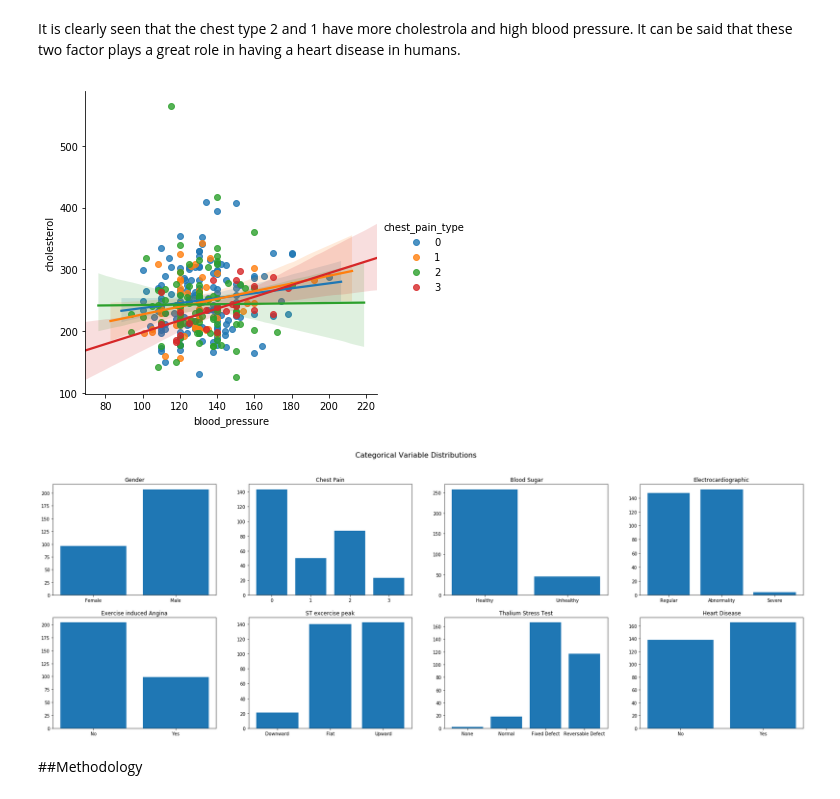
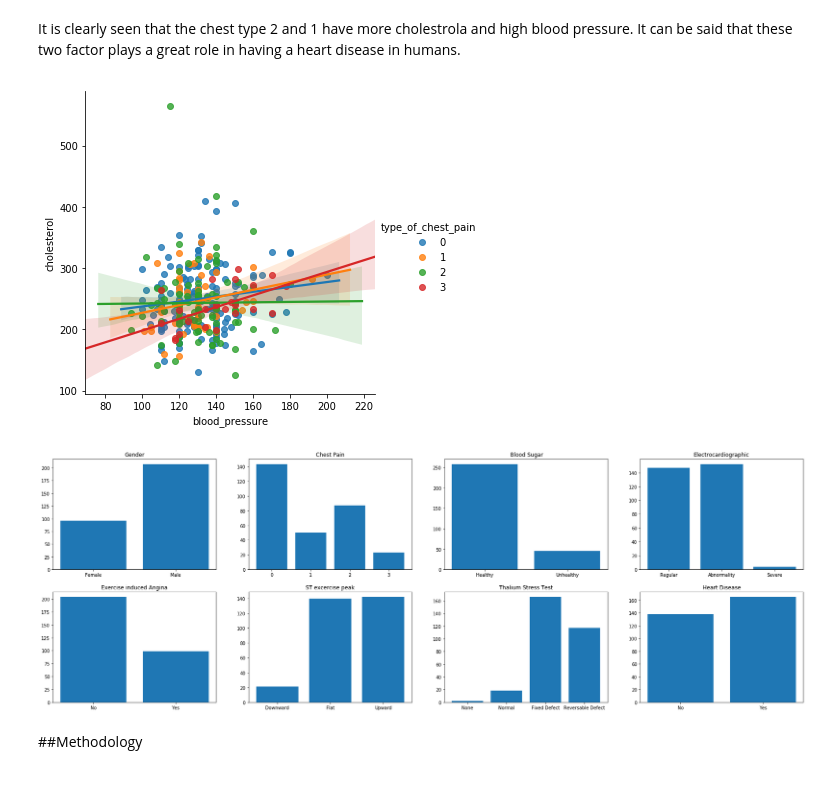
Before and after one commit to Faisal-Nabi/A2_13176096, a Jupyter notebook: Assignment_2_13176096.ipynb, the cells around one changed output. Saved outputs shown, nothing was run; the diff lists cells and outputs as text; code cells hidden in the pictures.

```diff
--- a/Assignment_2_13176096.ipynb
+++ b/Assignment_2_13176096.ipynb
@@ -38,5 +46,5 @@ import io
 import requests
 url="https://raw.githubusercontent.com/Faisal-Nabi/A2_13176096/master/heart.csv"
 s=requests.get(url).content
-df=pd.read_csv(io.StringIO(s.decode('utf-8')))
+read=pan.read_csv(io.StringIO(s.decode('utf-8')))
 # %%
@@ -56 +61,4 @@ df.columns = ['age', 'gender', 'chest_pain_type', 'blood_pressure', 'cholesterol
+# %%
+read.columns = ['age', 'gender', 'type_of_chest_pain', 'blood_pressure', 'cholesterol', 'level_of_sugar_in_blood', 'electrocardiogram', 'maximum_rate_of_heart_achieved',
+       'exercise_induced_heart_attack', 'standerd_depression', 'standerd_slope', 'num_of_cardiac_vessels', 'thalassemia', 'target']
 # %%
@@ -125,8 +133,8 @@ dtype: int64
 No null value is found in the data set which means there is no null value.
 # %%
 
-fig,ax = plt.subplots(figsize=(16, 10))
+fig,ax = plot.subplots(figsize=(20, 10))
 fig.suptitle("Correlation Matrix", fontsize=20)
-sns.heatmap(df.corr(), ax=ax, annot=True, linewidths=0.05, fmt= '.2f',cmap="magma")
-plt.show()
+sns.heatmap(read.corr(), ax=ax, annot=True, linewidths=0.05, fmt= '.2f',cmap="magma")
+plot.show()
 # %% [output]
@@ -230,58 +238,58 @@ The Chest pain type 1 and 2 is more in the patient.Lets look further look into t
 # %% [markdown]
 It is clearly seen that the chest type 2 and 1 have more cholestrola and high blood pressure. It can be said that these two factor plays a great role in having a heart disease in humans.
 # %%
-sns.lmplot(x="blood_pressure", y="cholesterol",data=df,hue="chest_pain_type")
-plt.show()
+sns.lmplot(x="blood_pressure", y="cholesterol",data=df,hue="type_of_chest_pain")
+plot.show()
 # %% [output]
-[figure, old version]
+[figure, new version]
 # %%
-fig, axes = plt.subplots(nrows=2, ncols=4, figsize=(30, 10))
+diagram, ax = plot.subplots(nrows=2, ncols=4, figsize=(30, 10))
 fig.suptitle("Categorical Variable Distributions", fontsize=16)
 
 x = ['Female','Male']
-y = df.gender.value_counts(sort = False).values
-axes[0][0].bar(x,y)
-axes[0][0].set_title('Gender')
+y = read.gender.value_counts(sort = False).values
+ax[0][0].bar(x,y)
+ax[0][0].set_title('Gender')
 
 x = ['0','1','2','3']
-y = df.chest_pain_type.value_counts(sort = False).values
-axes[0][1].bar(x,y)
-axes[0][1].set_title('Chest Pain')
+y = read.type_of_chest_pain.value_counts(sort = False).values
+ax[0][1].bar(x,y)
+ax[0][1].set_title('Chest Pain')
 
 x = ['Healthy','Unhealthy']
-y = df.blood_sugar.value_counts(sort = False).values
-axes[0][2].bar(x,y)
-axes[0][2].set_title(' Blood Sugar')
+y = read.level_of_sugar_in_blood.value_counts(sort = False).values
+ax[0][2].bar(x,y)
+ax[0][2].set_title(' Blood Sugar')
 
 x = ['Regular','Abnormality','Severe']
-y = df.ECG.value_counts(sort = False).values
-axes[0][3].bar(x,y)
-axes[0][3].set_title('Electrocardiographic')
+y = read.electrocardiogram.value_counts(sort = False).values
+ax[0][3].bar(x,y)
+ax[0][3].set_title('Electrocardiographic')
 
 
 x = ['No','Yes']
-y = df.exercise_induced_angina.value_counts(sort = False).values
-axes[1][0].bar(x,y)
-axes[1][0].set_title('Exercise induced Angina')
+y = read.exercise_induced_heart_attack.value_counts(sort = False).values
+ax[1][0].bar(x,y)
+ax[1][0].set_title('Exercise induced Angina')
 
 x = ['Downward','Flat','Upward']
-y = df.st_slope.value_counts(sort = False).values
-axes[1][1].bar(x,y)
-axes[1][1].set_title('ST excercise peak')
+y = read.standerd_slope.value_counts(sort = False).values
+ax[1][1].bar(x,y)
+ax[1][1].set_title('ST excercise peak')
 
 x = ['None','Normal','Fixed Defect','Reversable Defect']
-y = df.thalassemia.value_counts(sort = False).values
-axes[1][2].bar(x,y)
-axes[1][2].set_title('Thalium Stress Test')
+y = read.thalassemia.value_counts(sort = False).values
+ax[1][2].bar(x,y)
+ax[1][2].set_title('Thalium Stress Test')
 
 x = ['No','Yes']
-y = df.target.value_counts(sort = False).values
-axes[1][3].bar(x,y)
-axes[1][3].set_title('Heart Disease')
+y = read.target.value_counts(sort = False).values
+ax[1][3].bar(x,y)
+ax[1][3].set_title('Heart Disease')
 
-plt.show()
+plot.show()
 # %% [output]
-[figure, old version]
+[figure, new version]
 # %% [markdown]
 ##Methodology
 # %% [markdown]
```
Also changed, not shown: parts of 31 cells of this notebook.
